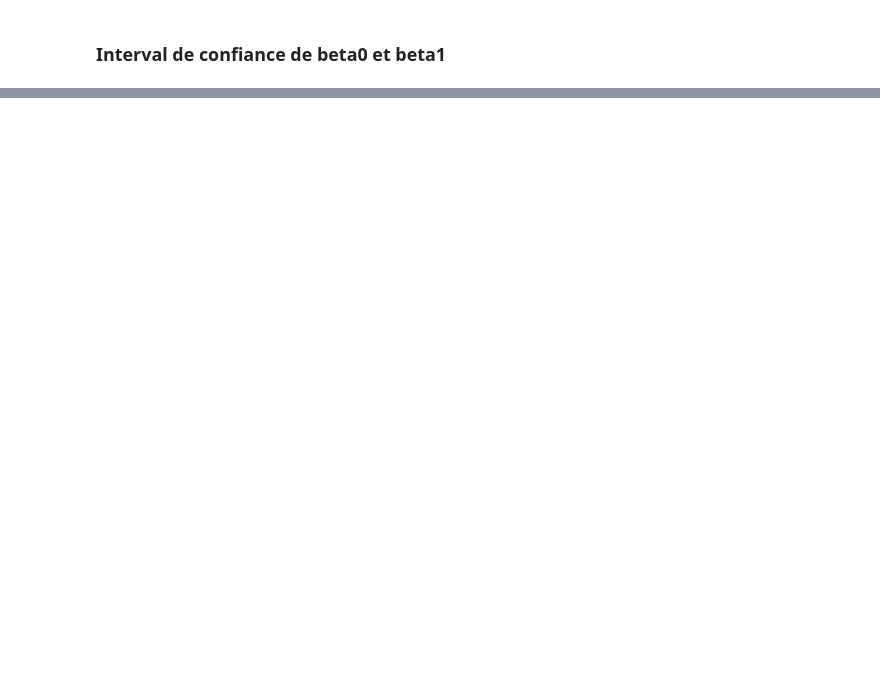
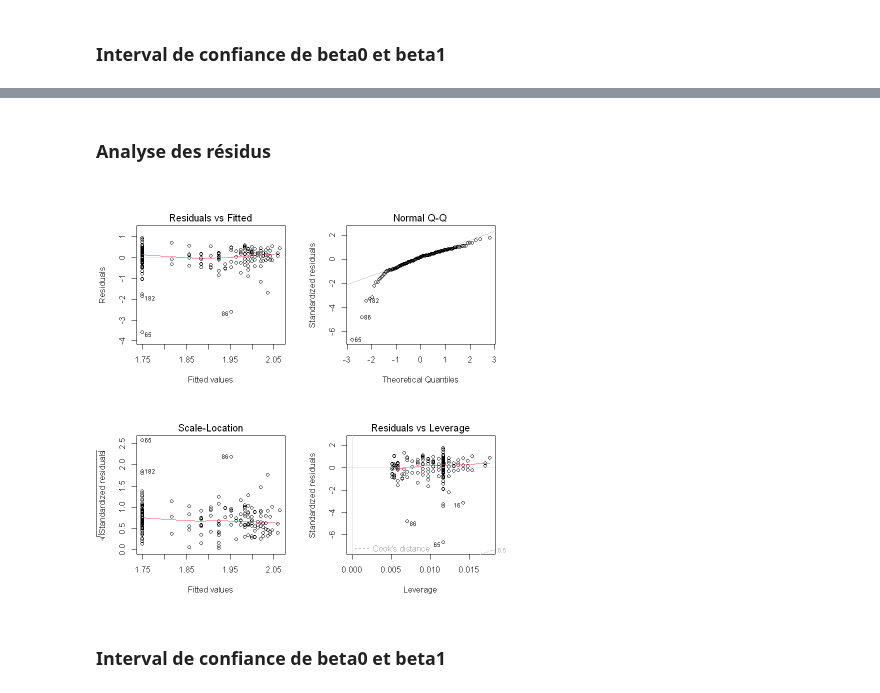
Before and after one commit to loic-hpp/Manage_Data_R, a Jupyter notebook: devoir.ipynb, the cells around one changed output, grey strips where cells are left out. Saved outputs shown, nothing was run; the diff lists cells and outputs as text; code cells hidden in the pictures; blank space fills up the shorter version.

```diff
--- a/devoir.ipynb
+++ b/devoir.ipynb
@@ -196,0 +287,9 @@ cat("Intervalle de confiance pour beta1 : ", conf_int["beta1","2.5 %"], " - ", c
+# %%
+modele5 <- lm(log(Y) ~ log(X2+1))
+
+# Create a scatter plot of log(Y) against X2
+plot(log(X2+1), log(Y), main = "Regression linéaire: log(Ventes) ~ log(publicité)", col = "gold",
+     xlab = "log(Publicites)", ylab = "log(Vente)", pch = 16)
+
+# Add the regression line
+abline(modele5, col = "red")
@@ -196,0 +326,9 @@ cat("Intervalle de confiance pour beta1 : ", conf_int["beta1","2.5 %"], " - ", c
+# %% [markdown]
+### Analyse des résidus
+# %%
+par(mfrow = c(2,2))
+plot(modele5)
+# %% [output]
+[figure, added]
+# %% [markdown]
+### Interval de confiance de beta0 et beta1
```
Also changed, not shown: parts of 78 cells of this notebook.
